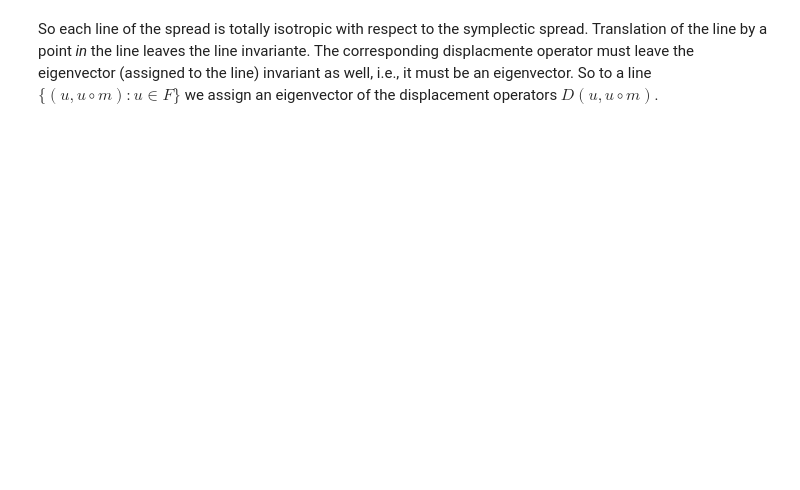
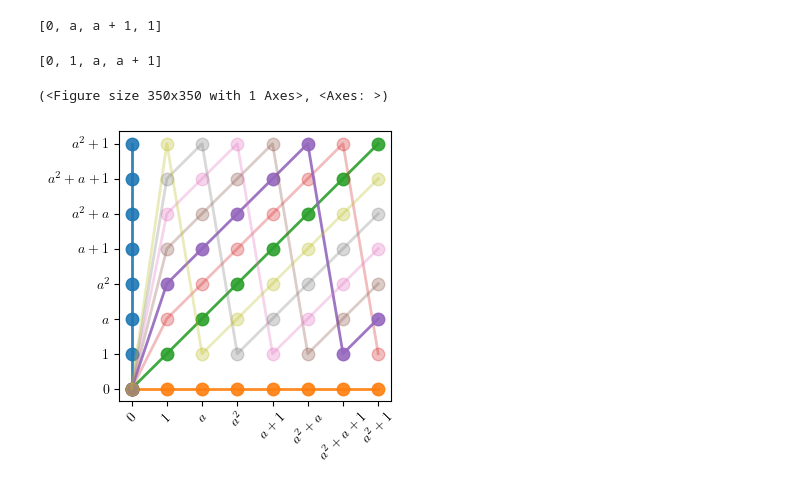
Before and after one commit to ernestocr/wigner, a Jupyter notebook: prog/affinePlane.ipynb, the cells around one changed output. Saved outputs shown, nothing was run; the diff lists cells and outputs as text; code cells hidden in the pictures; blank space fills up the shorter version.

```diff
--- a/prog/affinePlane.ipynb
+++ b/prog/affinePlane.ipynb
@@ -43,28 +53,40 @@ def affineAx(F):
 
     return fig, ax
 # %%
-F = GF(3, 'a', repr='poly')
+F = GF(4, 'a', repr='poly')
 a = F.gen()
+# %%
+list(F)
+# %% [output]
+[0, a, a + 1, 1]
+# %%
+F = [F(0)] + [a**i for i in range(3)]
+F
+# %% [output]
+[0, 1, a, a + 1]
 # %%
 lines = DesarguesSpread(F)
 # lines = KantorSpread(F)
 # lines = AlbertSpread(F)
 # %%
-fig, ax = affineAx(F)
+def plotAffine(F, lines):
+    fig, ax = affineAx(F)
 
-for i, line in enumerate(lines):
-    x, y = np.array(line).T
-    x = [toInt(e) for e in x]
-    y = [toInt(e) for e in y]
+    for i, line in enumerate(lines):
+        x, y = np.array(line).T
+        x = [toInt(e) for e in x]
+        y = [toInt(e) for e in y]
 
-    alpha = 0.5
-    # if i in [0,1,9,27]:
-    #     alpha = 0.9
+        alpha = 0.3
+        if i in [0,1,2,4]:
+            alpha = 0.9
 
-    ax.plot(
-        x, y,
-        marker='o',
-        linewidth=2,
-        markersize=9,
-        alpha=alpha
-    )
+        ax.plot(
+            x, y,
+            marker='o',
+            linewidth=2,
+            markersize=9,
+            alpha=alpha
+        )
+
+    return fig, ax
@@ -79,3 +93,8 @@ matplotlib.rcParams.update({
+# %%
+plotAffine(F, lines)
+# %% [output]
+(<Figure size 350x350 with 1 Axes>, <Axes: >)
+[figure, added]
 # %%
 plt.savefig('../imgs/affine-desargues-3-1.pgf')
 # %%
@@ -94,2 +113,0 @@ for a in lines[k]:
-# %% [markdown]
-So each line of the spread is totally isotropic with respect to the symplectic spread. Translation of the line by a point *in* the line leaves the line invariante. The corresponding displacmente operator must leave the eigenvector (assigned to the line) invariant as well, i.e., it must be an eigenvector. So to a line $\{(u,u \circ m) : u \in F\}$ we assign an eigenvector of the displacement operators $D(u, u \circ m)$.
```
Also changed, not shown: parts of 17 cells of this notebook, 10 other files.
